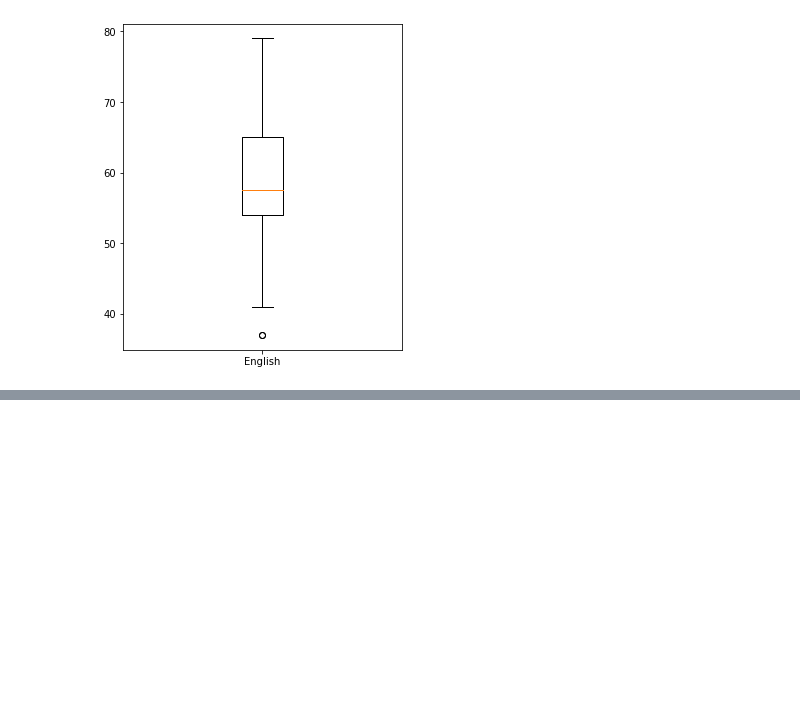
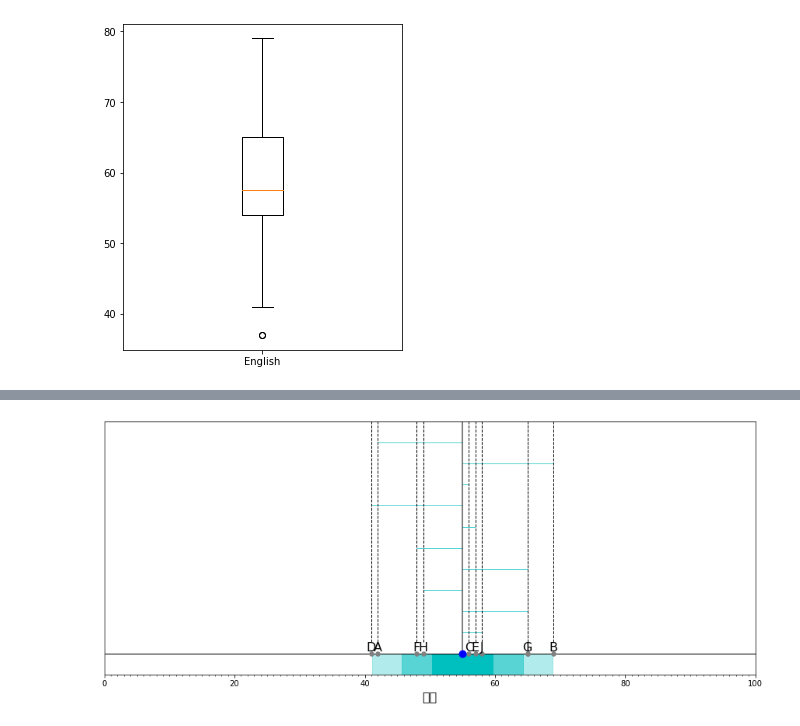
Before and after one commit to kanzai935/statistical-analysis, a Jupyter notebook: chapter02.ipynb, the cells around one changed output, grey strips where cells are left out. Drawn from its saved outputs; the diff is of its cells as text; code cells hidden in the pictures; blank space fills up the shorter version.

```diff
--- a/chapter02.ipynb
+++ b/chapter02.ipynb
@@ -543,0 +551,5 @@ plt.show()
+# %%
+#標準偏差
+plot_std_interact(scores)
+# %% [output]
+[figure, added]
```
Also changed, not shown: parts of 1 cell of this notebook, 3 other files.
